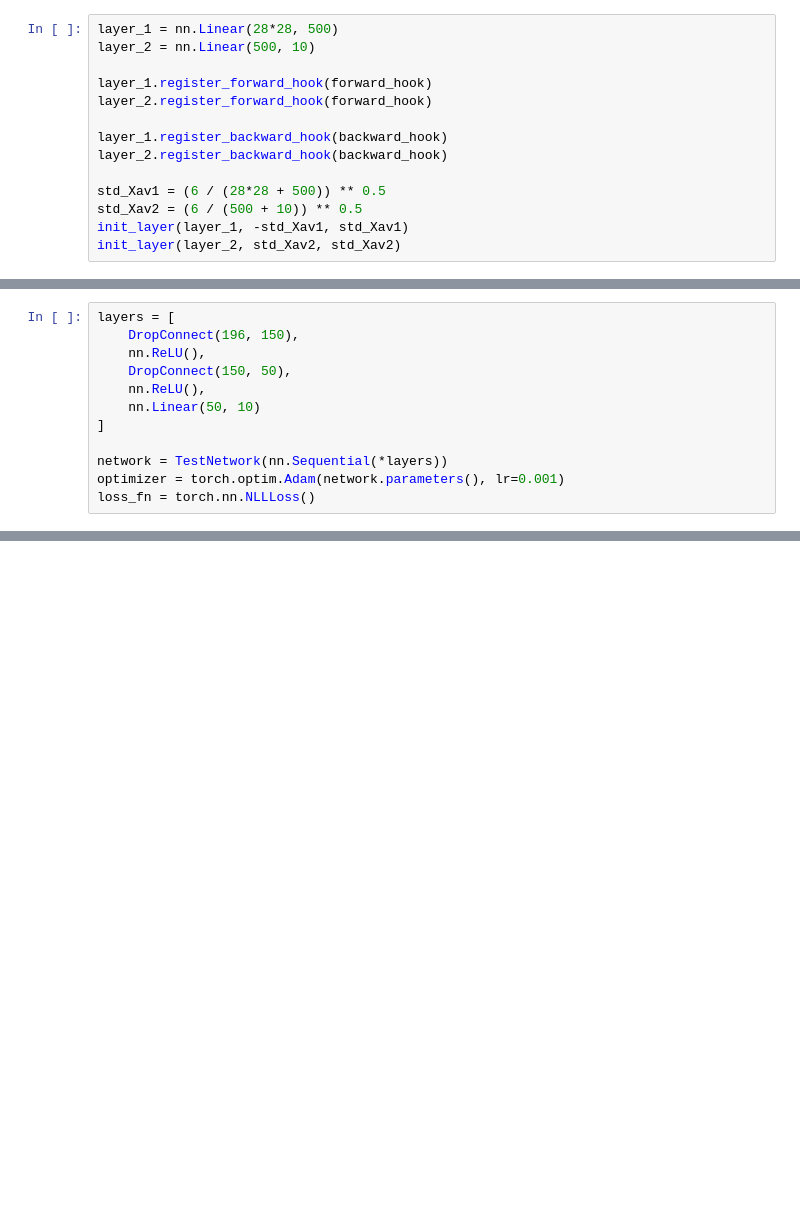
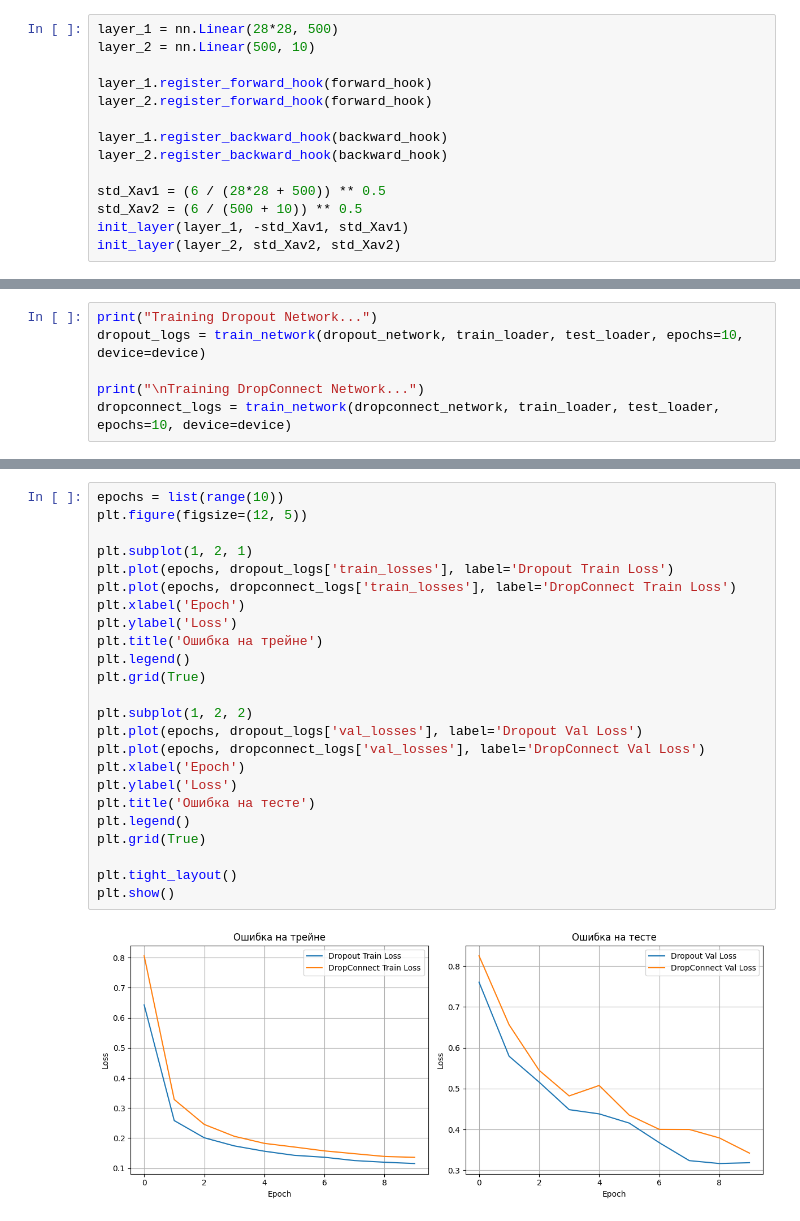
Before and after one commit to garMBB/VK_ML-NN_2025, a Jupyter notebook: HW5.ipynb, the cells around one changed output, grey strips where cells are left out. Drawn from its saved outputs; the diff is of its cells as text; blank space fills up the shorter version.

```diff
--- a/HW5.ipynb
+++ b/HW5.ipynb
@@ -209,12 +137,0 @@ DropOut_los = losses
-# %%
-layers = [
-    DropConnect(196, 150),
-    nn.ReLU(),
-    DropConnect(150, 50),
-    nn.ReLU(),
-    nn.Linear(50, 10)
-]
-
-network = TestNetwork(nn.Sequential(*layers))
-optimizer = torch.optim.Adam(network.parameters(), lr=0.001)
-loss_fn = torch.nn.NLLLoss()
@@ -283,0 +203,6 @@ plt.grid()
+# %%
+print("Training Dropout Network...")
+dropout_logs = train_network(dropout_network, train_loader, test_loader, epochs=10, device=device)
+
+print("\nTraining DropConnect Network...")
+dropconnect_logs = train_network(dropconnect_network, train_loader, test_loader, epochs=10, device=device)
@@ -283,0 +227,26 @@ plt.grid()
+# %%
+epochs = list(range(10))
+plt.figure(figsize=(12, 5))
+
+plt.subplot(1, 2, 1)
+plt.plot(epochs, dropout_logs['train_losses'], label='Dropout Train Loss')
+plt.plot(epochs, dropconnect_logs['train_losses'], label='DropConnect Train Loss')
+plt.xlabel('Epoch')
+plt.ylabel('Loss')
+plt.title('Ошибка на трейне')
+plt.legend()
+plt.grid(True)
+
+plt.subplot(1, 2, 2)
+plt.plot(epochs, dropout_logs['val_losses'], label='Dropout Val Loss')
+plt.plot(epochs, dropconnect_logs['val_losses'], label='DropConnect Val Loss')
+plt.xlabel('Epoch')
+plt.ylabel('Loss')
+plt.title('Ошибка на тесте')
+plt.legend()
+plt.grid(True)
+
+plt.tight_layout()
+plt.show()
+# %% [output]
+[figure, added]
```
Also changed, not shown: parts of 35 cells of this notebook.
